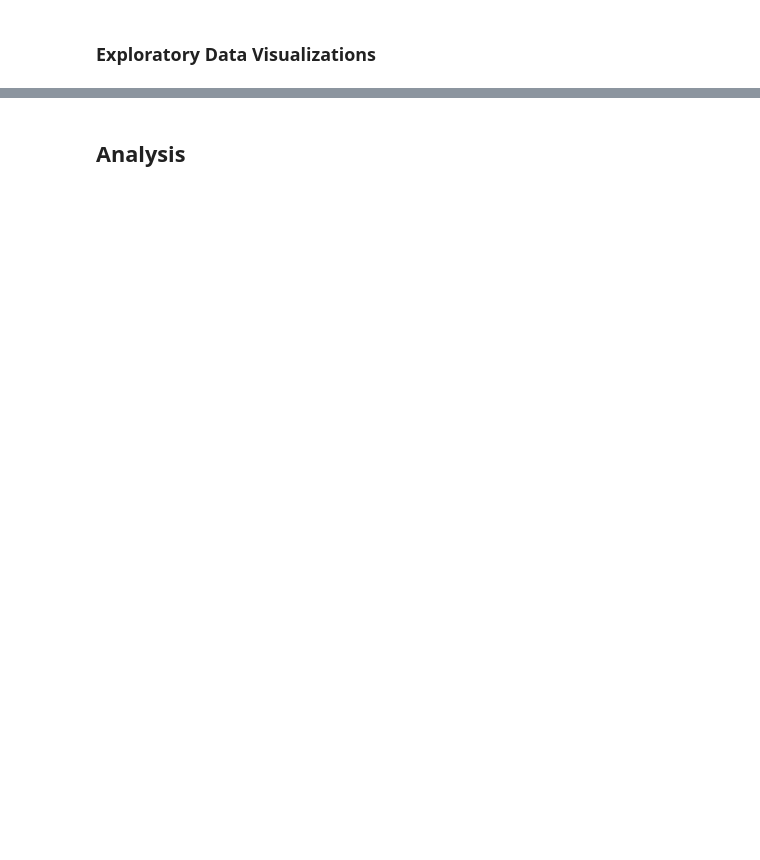
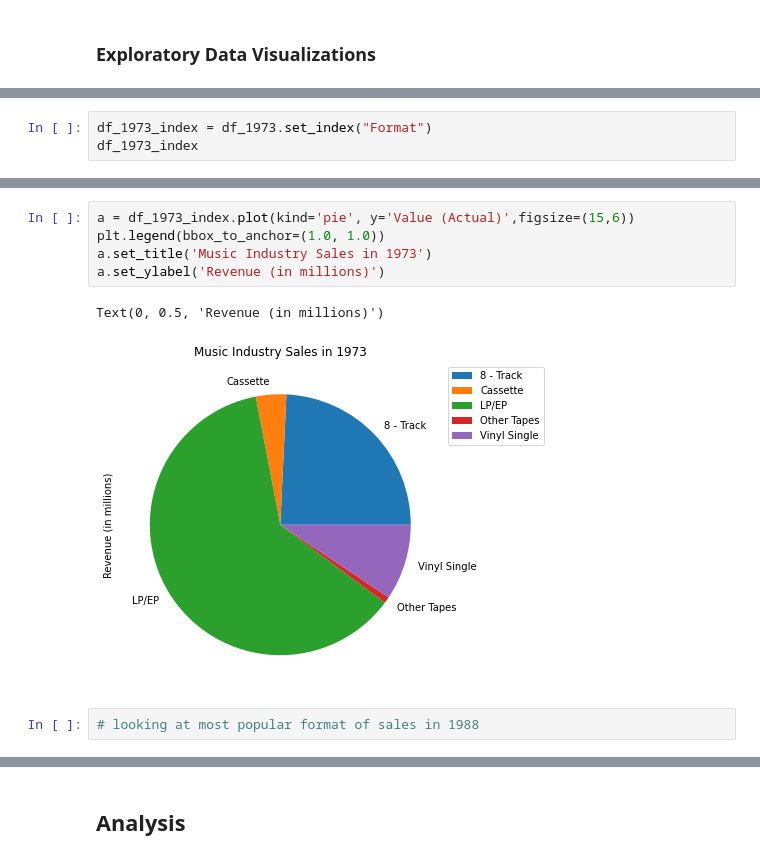
Before and after one commit to karinnm/dh140_finalproject, a Jupyter notebook: Draft 1.ipynb, the cells around one changed output, grey strips where cells are left out. Drawn from its saved outputs; the diff is of its cells as text; blank space fills up the shorter version.

```diff
--- a/Draft 1.ipynb
+++ b/Draft 1.ipynb
@@ -299,0 +328,3 @@ cd_adjusted.plot(kind='line', x='Year', y='Value (Actual)', figsize=(10,5))
+# %%
+df_1973_index = df_1973.set_index("Format")
+df_1973_index
@@ -299,0 +339,10 @@ cd_adjusted.plot(kind='line', x='Year', y='Value (Actual)', figsize=(10,5))
+# %%
+a = df_1973_index.plot(kind='pie', y='Value (Actual)',figsize=(15,6))
+plt.legend(bbox_to_anchor=(1.0, 1.0))
+a.set_title('Music Industry Sales in 1973')
+a.set_ylabel('Revenue (in millions)')
+# %% [output]
+Text(0, 0.5, 'Revenue (in millions)')
+[figure, added]
+# %%
+# looking at most popular format of sales in 1988
```
Also changed, not shown: parts of 103 cells of this notebook.
